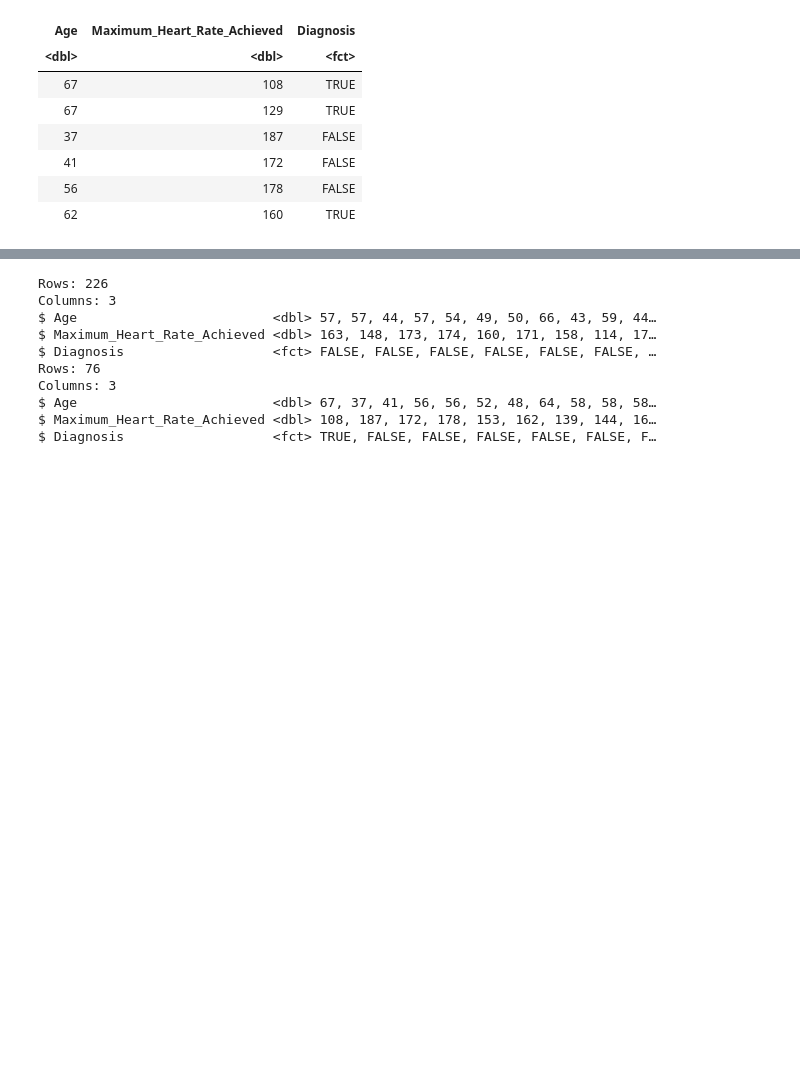
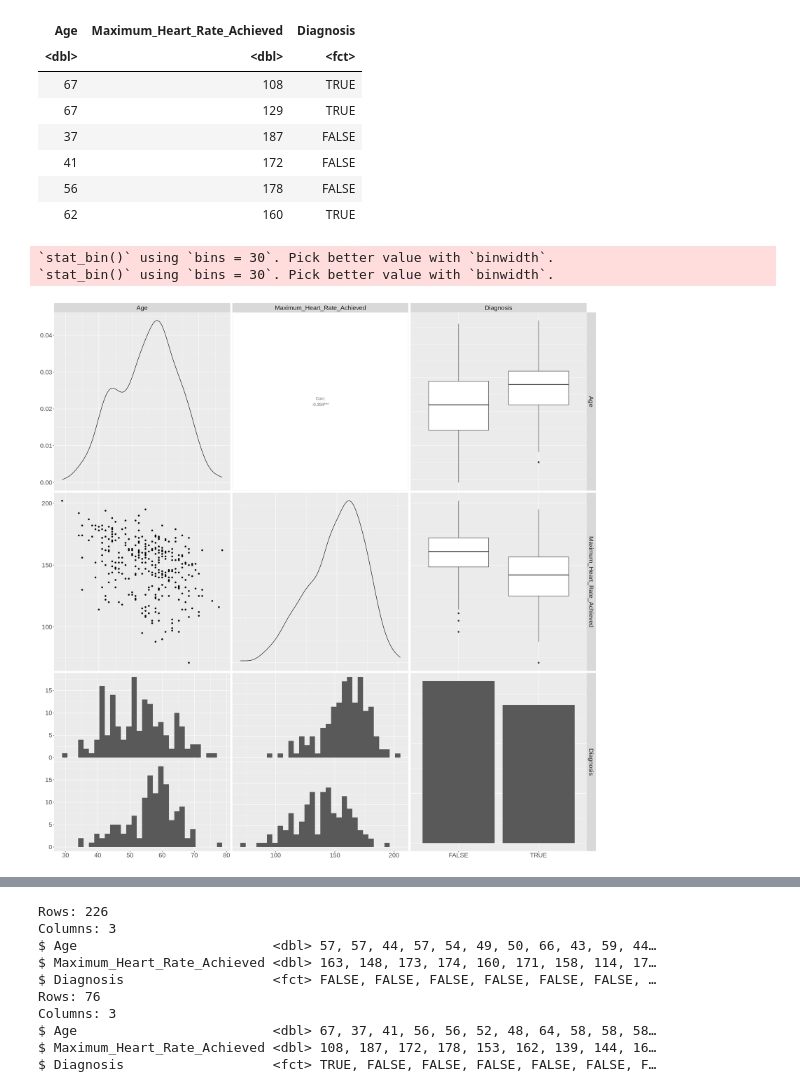
Before and after one commit to Parsapk1/NEW_DSCI_PROJECT, a Jupyter notebook: DSCI100_Project.ipynb, the cells around one changed output, grey strips where cells are left out. Saved outputs shown, nothing was run; the diff lists cells and outputs as text; code cells hidden in the pictures; blank space fills up the shorter version.

```diff
--- a/DSCI100_Project.ipynb
+++ b/DSCI100_Project.ipynb
@@ -81,3 +107,15 @@ A tibble: 6 × 3
 | 41 | 172 | FALSE |
 | 56 | 178 | FALSE |
 | 62 | 160 | TRUE |
+# %%
+options(repr.plot.height = 20, repr.plot.width = 20)
+predictor_relationships <- cleveland_heart_cleaned |>
+    select(Age:Diagnosis) |>
+    ggpairs() +
+    theme(text = element_text(size = 20))
+
+predictor_relationships
+# %% [output]
+`stat_bin()` using `bins = 30`. Pick better value with `binwidth`.
+`stat_bin()` using `bins = 30`. Pick better value with `binwidth`.
+[figure, added]
```
Also changed, not shown: parts of 11 cells of this notebook.
